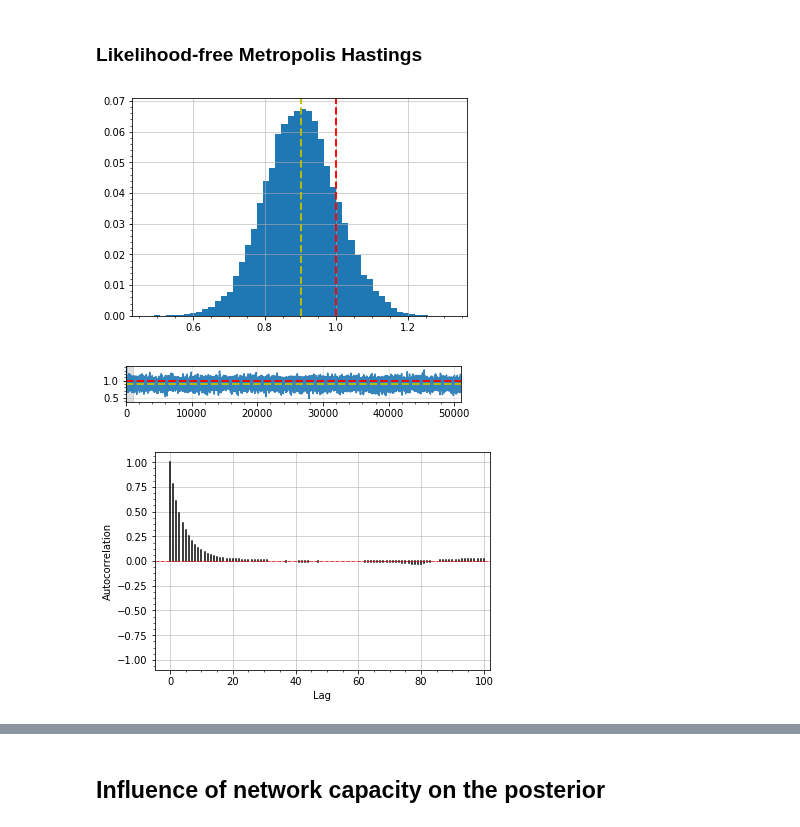
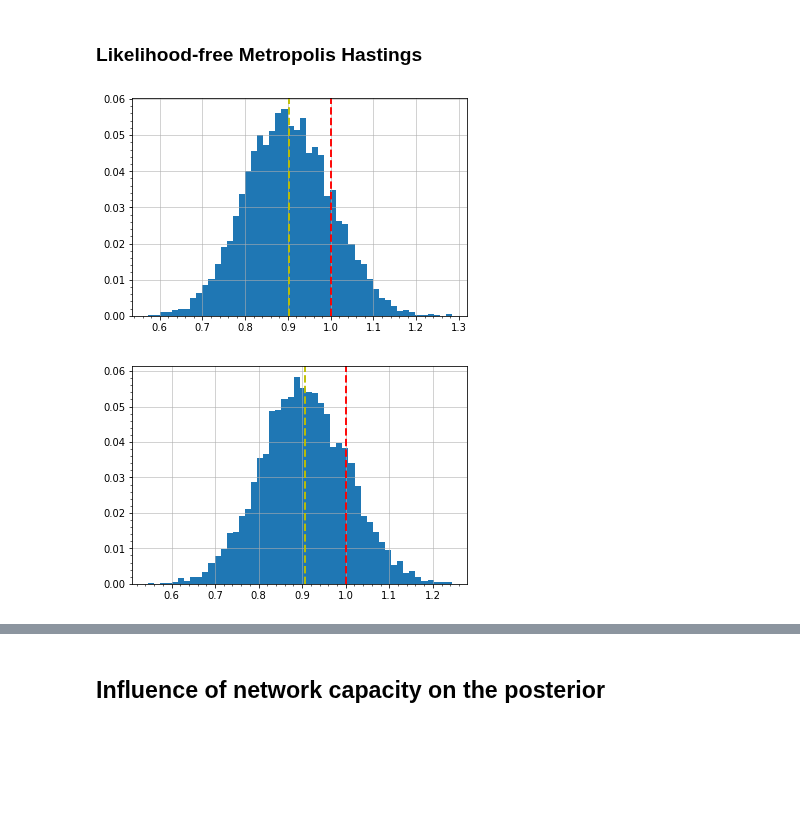
Before and after one commit to montefiore-institute/hypothesis, a Jupyter notebook: examples/likelihood-free_mcmc/illustrative.ipynb, the cells around one changed output, grey strips where cells are left out. Drawn from its saved outputs; the diff is of its cells as text; code cells hidden in the pictures; blank space fills up the shorter version.

```diff
--- a/examples/likelihood-free_mcmc/illustrative.ipynb
+++ b/examples/likelihood-free_mcmc/illustrative.ipynb
@@ -24,11 +31,11 @@ def visualize(result):
     plot_density(result, show_mean=True, truth=truth, bins=50)
     plt.show()
     # Trace
-    plot_trace(result, show_mean=True, show_burnin=True, truth=truth, aspect=2.)
-    plt.show()
+    #plot_trace(result, show_mean=True, show_burnin=True, truth=truth, aspect=2.)
+    #plt.show()
     # Autocorrelation
-    plot_autocorrelation(result, max_lag=100, interval=1)
-    plt.show()
+    #plot_autocorrelation(result, max_lag=100, interval=1)
+    #plt.show()
 # %% [markdown]
 ## Classifer
 # %%
@@ -35,0 +45,15 @@ classifier = torch.load("models/1000_final.th")
+# %%
+models = [
+    "models/1000_final.th",
+    "models/1000_99.th",
+    "models/1000_98.th",
+    "models/1000_97.th",
+    "models/1000_96.th"
+]
+
+classifiers = [torch.load(m) for m in models]
+
+from hypothesis.nn import Ensemble
+
+ensemble = Ensemble(classifiers)
+ensemble.eval()
@@ -45,7 +71,7 @@ transition = NormalTransitionDistribution(sigma)
 theta_0 = torch.tensor(5.).float().view(-1)
 # %%
 burnin_steps = 1000
-steps = 100000
+steps = 10000
 # %% [markdown]
 ### Analytical Metropolis Hastings
 # %%
@@ -75,35 +103,35 @@ visualize(result)
 from hypothesis.inference import RatioMetropolisHastings
 from hypothesis.util import epsilon
 
-def lfmh(classifier):
+def lfmh(classifier, observations):
     classifier.eval()
 
     # Define the ratio.
     def ratio(observations, theta_next, theta):
         n = observations.size(0)
         theta_next = theta_next.repeat(n).view(-1, 1)
         theta = theta.repeat(n).view(-1, 1)
         x_in = torch.cat([theta, observations], dim=1)
         x_in_next = torch.cat([theta_next, observations], dim=1)
         s = classifier(x_in)
         s_next = classifier(x_in_next)
         lr = (s / (1 - s + epsilon)).log().sum()
         lr_next = (s_next / (1 - s_next + epsilon)).log().sum()
         lr = (lr_next - lr).exp().item()
 
         return lr
 
     # Apply the sampler.
     sampler = RatioMetropolisHastings(ratio, transition)
     result = sampler.infer(observations,
                   theta_0=theta_0,
                   samples=steps,
                   burnin_steps=burnin_steps)
     # Visualize the result.
     visualize(result)
 
-lfmh(classifier)
+lfmh(classifier, observations)
+lfmh(ensemble, observations)
 # %% [output]
-[figure, old version]
+[figure, new version]
-[figure, old version]
+[figure, new version]
-[figure, removed]
```
Also changed, not shown: parts of 8 cells of this notebook.
